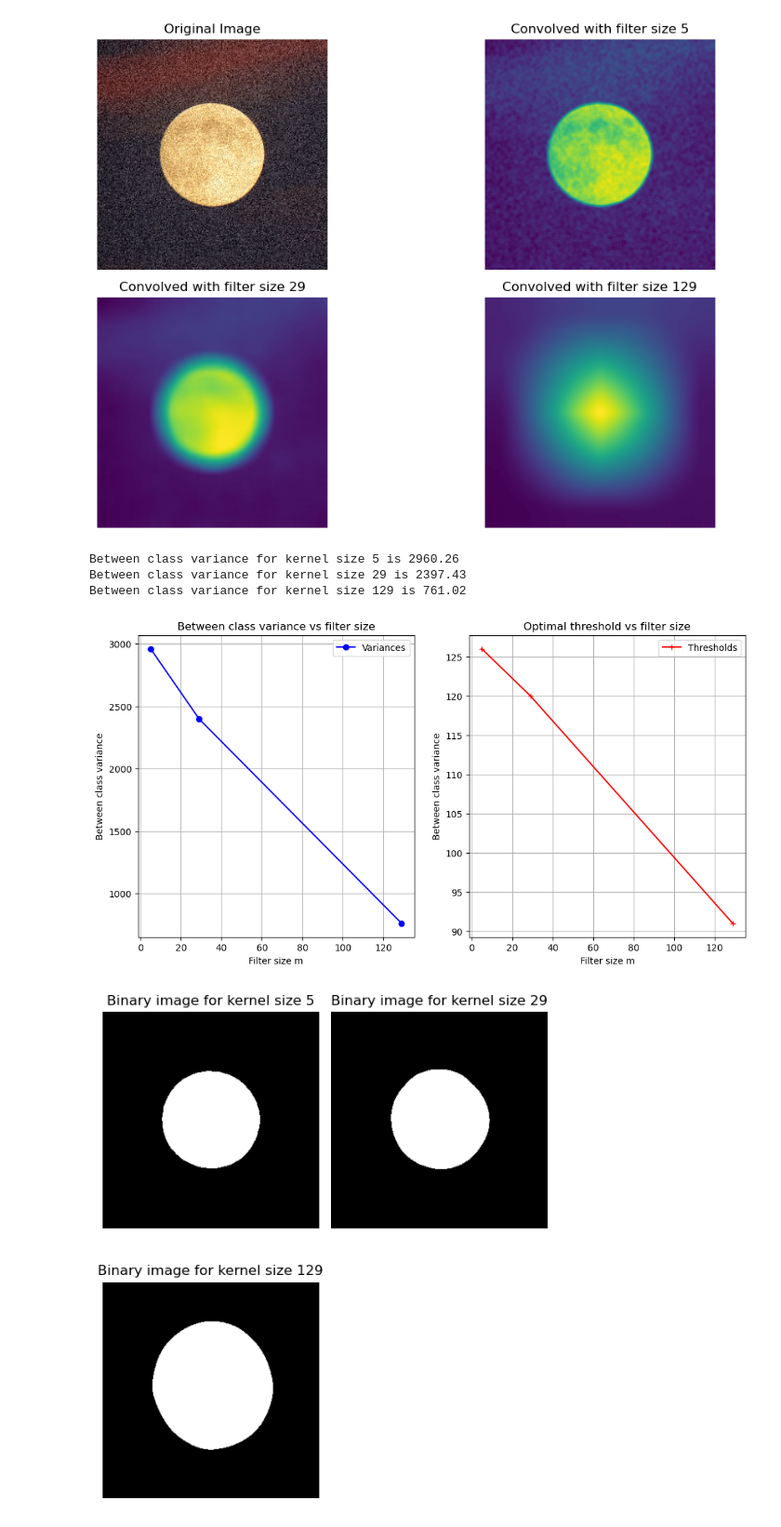
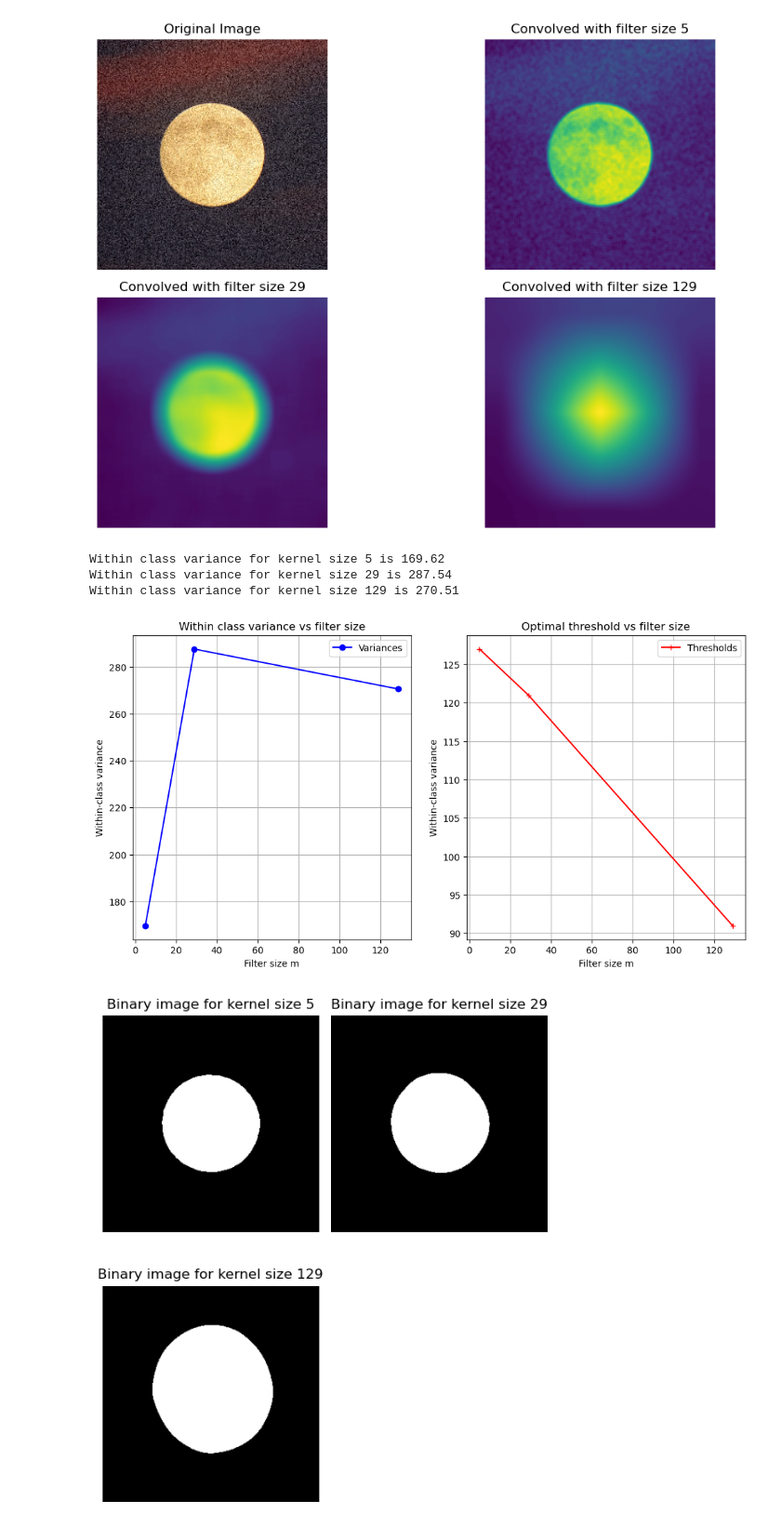
Before and after one commit to Pritam1102/DIP2025, a Jupyter notebook: assignment2.ipynb, the cells around one changed output. Shown at 93% size. Drawn from its saved outputs; the diff is of its cells as text; code cells hidden in the pictures.

```diff
--- a/assignment2.ipynb
+++ b/assignment2.ipynb
@@ -7,7 +9,8 @@ import itertools
 # %%
+#Loading images
 path_mac = "/Users/pritam/Desktop/DIP/Assignment 2/DIP2025/images/images"
 path_window = 'DIP2025\\Assignment2\\images'
-image_folder_path = Path(path_mac)
+image_folder_path = Path(path_window)
 all_images = []
 for image_path in image_folder_path.glob('*'):
     if image_path.is_file():
@@ -26,7 +29,7 @@ Loaded image: sharp.png
 
 Successfully loaded 4 images.
 # %%
-flowers, study, moon_noisy, study = all_images
+flowers, moon_noisy, sharp, study = all_images
 # %%
 class FilteringAndBinarization:
     def __init__(self, m):
@@ -94,14 +88,14 @@ class FilteringAndBinarization:
 # %%
 kernel_sizes = [5,29,129]
-bw_variances = []
+within_class_variances = []
 OtsuThresholds = []
 bin_images = []
 hists = []
 convolved_images = [moon_noisy]
 # %%
-for m in [5, 29, 129]:
+for m in kernel_sizes:
     q1 = FilteringAndBinarization(m)
-    kernel = q1.box_filter(m)
+    kernel = q1.box_filter()
     conv_img = q1.convolve(moon_noisy, kernel)
     convolved_images.append(conv_img.copy())
     # Store raw intensities (for plotting histograms later)
@@ -114,13 +108,12 @@ for m in [5, 29, 129]:
     threshold = q1.otsu_threshold(conv_img)
     OtsuThresholds.append(threshold)
 
-    # Between-class variance
-    bw_variances.append(q1.otsu_binarization(norm_hist, threshold=threshold))
+    # Within-class variance
+    within_class_variances.append(q1.otsu_binarization(norm_hist, threshold=threshold))
 
     # Binarization
     binary_img = conv_img.copy()
-    binary_img[binary_img <= threshold] = 0
-    binary_img[binary_img > threshold] = 1
+    binary_img = (binary_img > threshold).astype(np.uint8) * 255
     bin_images.append(binary_img)
 # %%
 plt.figure(figsize=(10, 10))
@@ -137,31 +130,31 @@ plt.show()
 # %% [output]
 [figure]
 # %%
-for i in range(len(bw_variances)):
-    print(f"Between class variance for kernel size {kernel_sizes[i]} is {bw_variances[i]:0.2f}")
+for i in range(len(within_class_variances)):
+    print(f"Within class variance for kernel size {kernel_sizes[i]} is {within_class_variances[i]:0.2f}")
 # %% [output]
-Between class variance for kernel size 5 is 2960.26
-Between class variance for kernel size 29 is 2397.43
-Between class variance for kernel size 129 is 761.02
+Within class variance for kernel size 5 is 169.62
+Within class variance for kernel size 29 is 287.54
+Within class variance for kernel size 129 is 270.51
 # %%
 plt.figure(figsize=(12,6))
 plt.subplot(1,2,1)
-plt.plot(kernel_sizes, bw_variances, marker = 'o', color= 'b', label='Variances')
+plt.plot(kernel_sizes, within_class_variances, marker = 'o', color= 'b', label='Variances')
 plt.legend()
-plt.title("Between class variance vs filter size")
+plt.title("Within class variance vs filter size")
 plt.xlabel("Filter size m")
-plt.ylabel("Between class variance")
+plt.ylabel("Within-class variance")
 plt.grid(True)
 plt.subplot(1,2,2)
 plt.plot(kernel_sizes, OtsuThresholds, marker = '+', color= 'r', label = 'Thresholds')
 plt.legend()
 plt.title("Optimal threshold vs filter size")
 plt.xlabel("Filter size m")
-plt.ylabel("Between class variance")
+plt.ylabel("Within-class variance")
 plt.grid(True)
 plt.show()
 # %% [output]
-[figure, old version]
+[figure, new version]
 # %%
 plt.figure(figsize=(6,7))
 for i, bin_img in enumerate(bin_images):
```
Also changed, not shown: parts of 5 cells of this notebook.
